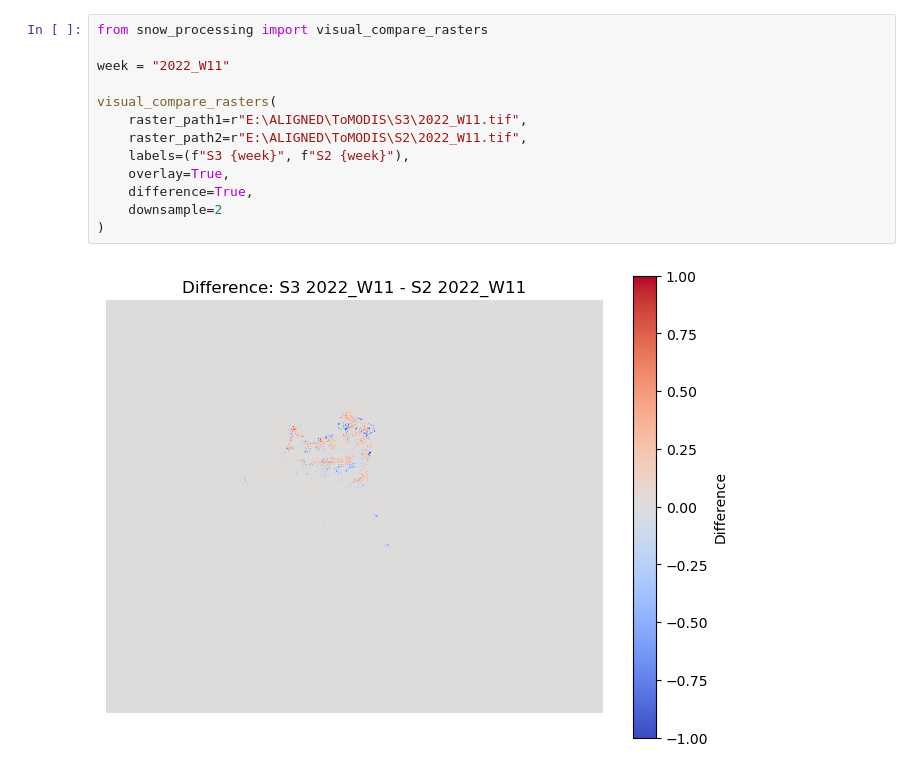
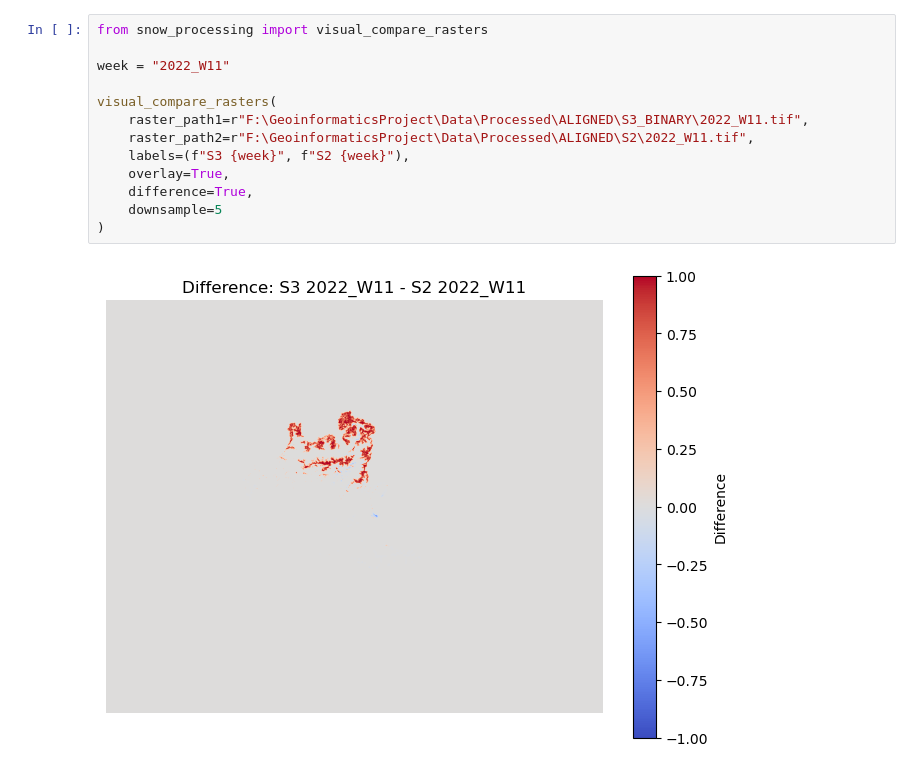
Before and after one commit to Hadikheiri/Snow-Cover-Mapping, a Jupyter notebook: Snow/main.ipynb, the cells around one changed output. Drawn from its saved outputs; the diff is of its cells as text.

```diff
--- a/Snow/main.ipynb
+++ b/Snow/main.ipynb
@@ -620,15 +378,15 @@ visual_compare_rasters(
 # %%
 from snow_processing import visual_compare_rasters
 
 week = "2022_W11"
 
 visual_compare_rasters(
-    raster_path1=r"E:\ALIGNED\ToMODIS\S3\2022_W11.tif",
-    raster_path2=r"E:\ALIGNED\ToMODIS\S2\2022_W11.tif",
+    raster_path1=r"F:\GeoinformaticsProject\Data\Processed\ALIGNED\S3_BINARY\2022_W11.tif",
+    raster_path2=r"F:\GeoinformaticsProject\Data\Processed\ALIGNED\S2\2022_W11.tif",
     labels=(f"S3 {week}", f"S2 {week}"),
     overlay=True,
     difference=True,
-    downsample=2
+    downsample=5
 )
 # %% [output]
-[figure, old version]
+[figure, new version]
```
Also changed, not shown: parts of 23 cells of this notebook, 2 other files.
